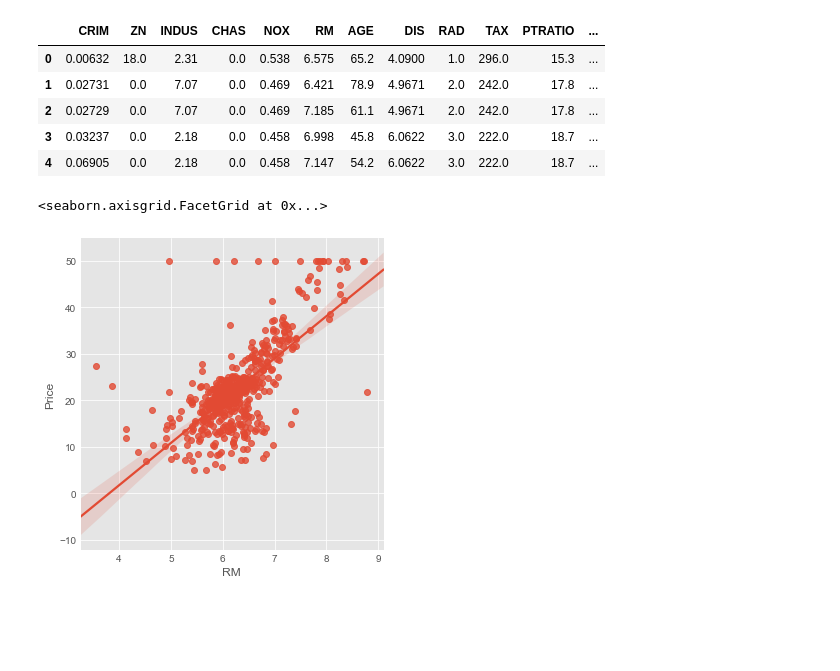
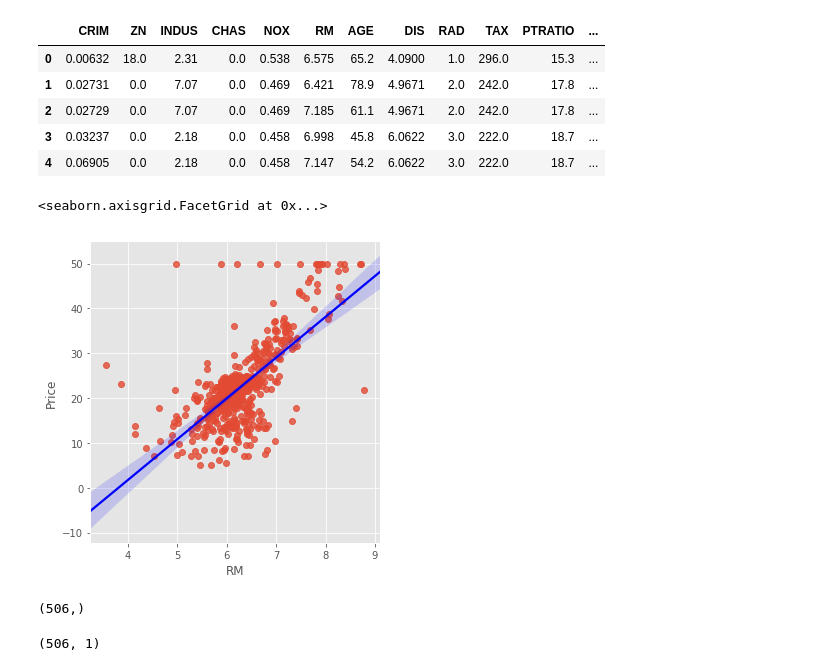
Before and after one commit to SharanSMenon/Jupyter_notebooks, a Jupyter notebook: Notebooks/ScikitLearn (sklearn)/Scikit learn intro.ipynb, the cells around one changed output. Drawn from its saved outputs; the diff is of its cells as text; code cells hidden in the pictures; blank space fills up the shorter version.

```diff
--- a/Notebooks/ScikitLearn (sklearn)/Scikit learn intro.ipynb
+++ b/Notebooks/ScikitLearn (sklearn)/Scikit learn intro.ipynb
@@ -55,7 +55,14 @@ boston_df.head()
 | 3 | 0.03237 | 0.0 | 2.18 | 0.0 | 0.458 | 6.998 | 45.8 | 6.0622 | 3.0 | 222.0 | 18.7 | ... |
 | 4 | 0.06905 | 0.0 | 2.18 | 0.0 | 0.458 | 7.147 | 54.2 | 6.0622 | 3.0 | 222.0 | 18.7 | ... |
 # %%
-sns.lmplot('RM','Price',data=boston_df)
+sns.lmplot('RM','Price',data=boston_df,line_kws={
+    'color':'blue'
+})
 # %% [output]
 <seaborn.axisgrid.FacetGrid at 0x...>
-[figure, old version]
+[figure, new version]
+# %%
+x = boston_df.RM
+x.shape
+# %% [output]
+(506,)
@@ -61,0 +71,4 @@ sns.lmplot('RM','Price',data=boston_df)
+# %%
+X.shape
+# %% [output]
+(506, 1)
```
Also changed, not shown: parts of 15 cells of this notebook.
